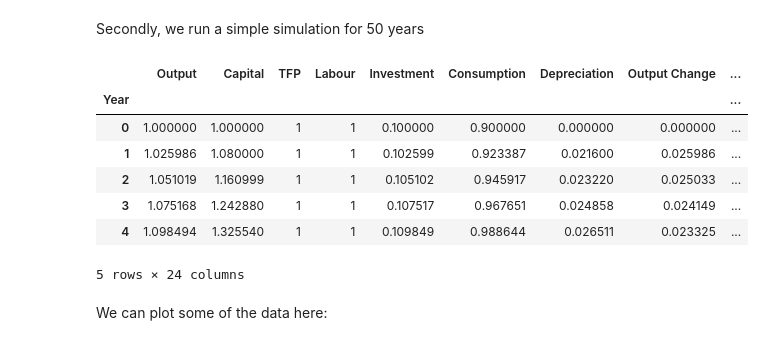
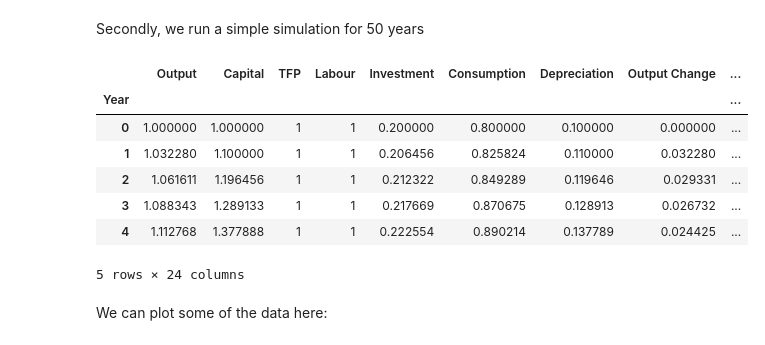
Before and after one commit to meleantonio/Solow, a Jupyter notebook: Code/Zolow.ipynb, the cells around one changed output. Cells and saved outputs as stored; diff of their text form; code cells hidden in the pictures.

```diff
--- a/Code/Zolow.ipynb
+++ b/Code/Zolow.ipynb
@@ -10,24 +10,25 @@ import plotly.io as pio
 # %% [markdown]
 We then create a Solow class instance
 # %%
-solow = Solow(a=1/3, g=0, n=0, d=0.02, s=0.1, K_0=1, A_0=1, L_0=1)
+solow = Solow(a=1/3, g=0, n=0, d=0.1, s=0.2, K_0=1, A_0=1, L_0=1)
 # %% [markdown]
 Secondly, we run a simple simulation for 50 years
 # %%
-simulation = solow.simulate(50)
+years = 200
+simulation = solow.simulate(years)
 title = simulation[0]
 dataset = simulation[1]
 df = pd.DataFrame(dataset[1:], columns=dataset[0])
 df.index.names = ['Year']
 df.head(n=5)
 # %% [output]
 |  | Output | Capital | TFP | Labour | Investment | Consumption | Depreciation | Output Change | ... |
 | Year |  |  |  |  |  |  |  |  | ... |
-| 0 | 1.000000 | 1.000000 | 1 | 1 | 0.100000 | 0.900000 | 0.000000 | 0.000000 | ... |
-| 1 | 1.025986 | 1.080000 | 1 | 1 | 0.102599 | 0.923387 | 0.021600 | 0.025986 | ... |
-| 2 | 1.051019 | 1.160999 | 1 | 1 | 0.105102 | 0.945917 | 0.023220 | 0.025033 | ... |
-| 3 | 1.075168 | 1.242880 | 1 | 1 | 0.107517 | 0.967651 | 0.024858 | 0.024149 | ... |
-| 4 | 1.098494 | 1.325540 | 1 | 1 | 0.109849 | 0.988644 | 0.026511 | 0.023325 | ... |
+| 0 | 1.000000 | 1.000000 | 1 | 1 | 0.200000 | 0.800000 | 0.100000 | 0.000000 | ... |
+| 1 | 1.032280 | 1.100000 | 1 | 1 | 0.206456 | 0.825824 | 0.110000 | 0.032280 | ... |
+| 2 | 1.061611 | 1.196456 | 1 | 1 | 0.212322 | 0.849289 | 0.119646 | 0.029331 | ... |
+| 3 | 1.088343 | 1.289133 | 1 | 1 | 0.217669 | 0.870675 | 0.128913 | 0.026732 | ... |
+| 4 | 1.112768 | 1.377888 | 1 | 1 | 0.222554 | 0.890214 | 0.137789 | 0.024425 | ... |
 5 rows × 24 columns
 # %% [markdown]
 We can plot some of the data here:
```
Also changed, not shown: parts of 1 cell of this notebook, 1 other file.
